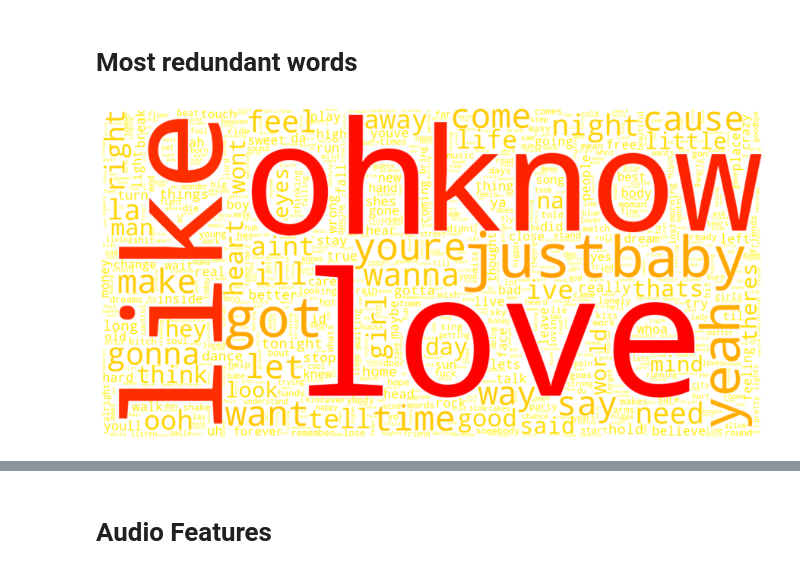
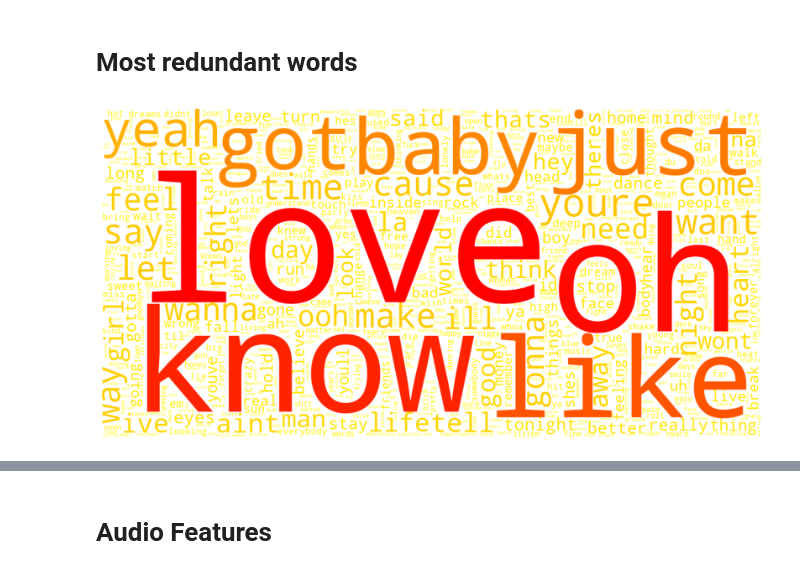
Before and after one commit to mkrsteska/DMML2019_Team_Tesla, a Jupyter notebook: code/M-Popular words in lyrics.ipynb, the cells around one changed output, grey strips where cells are left out. Cells and saved outputs as stored; diff of their text form; code cells hidden in the pictures.

```diff
--- a/code/M-Popular words in lyrics.ipynb
+++ b/code/M-Popular words in lyrics.ipynb
@@ -177,38 +171,50 @@ from sklearn.feature_extraction.text import CountVectorizer, ENGLISH_STOP_WORDS
 from wordcloud import WordCloud
 import numpy as np
 import matplotlib.pyplot as plt
-lyrics = df['clean_lyrics'].dropna().values.tolist()
 
+#lyrics = df['clean_lyrics'].dropna().values.tolist()
+#open('../data/not_hits_merged_clean_lyrics_audio_features.json') as
+#with open('../data/not_hits_merged_clean_lyrics_audio_features.json') as json_file:
+#    Data = json.load(json_file)
+#lyrics = Data['clean_lyrics'].dropna().values.tolist()
+#lyrics = pd.DataFrame(merged)
+#lyrics = pd.read_json ('../data/not_hits_merged_clean_lyrics_audio_features.json')
+
+#json = pd.read_json('../data/not_hits_merged_clean_lyrics_audio_features.json', lines=True)
+#lyrics = json['clean_lyrics'].dropna().values.tolist()
+
+dfff = pd.read_csv("File Name.csv")
+lyrics = dfff['clean_lyrics'].dropna().values.tolist()
 
 # when creating word clouds, maps word fontsize to a color
 class colormap_size_func(object):
     def __init__(self, colormap, max_font_size):
         import matplotlib.pyplot as plt
         self.colormap = plt.cm.get_cmap(colormap)
         self.max_font_size = max_font_size
 
     def __call__(self, word, font_size, position, orientation,
                  random_state=None, **kwargs):
         if random_state is None:
             random_state = Random()
         r, g, b, _ = 255 * np.array(self.colormap(font_size / self.max_font_size))
         return "rgb({:.0f}, {:.0f}, {:.0f})".format(r, g, b)
 
 # calculate word frequencies
 stop_words = list(ENGLISH_STOP_WORDS) + ['im', 'dont']
 count = CountVectorizer(stop_words=stop_words)
 count.fit(np.array(lyrics))
 freqs = np.array(count.transform(np.array(lyrics)).todense()).sum(axis=0)
 
 # make word cloud
 word_freq_dict = dict(zip(count.get_feature_names(), freqs))
 wordcloud = WordCloud(background_color='white', height=600, min_font_size=2, width=1200, color_func=colormap_size_func('autumn_r', 300), max_words=800)
 wordcloud = wordcloud.generate_from_frequencies(word_freq_dict)
 
 # display word cloud
 plt.figure(figsize=(16,8))
 ax = plt.gca()
 ax.imshow(wordcloud, interpolation='bilinear')
 ax.axis('off');
 # %% [output]
-[figure, old version]
+[figure, new version]
```
Also changed, not shown: parts of 28 cells of this notebook, 3 other files.
